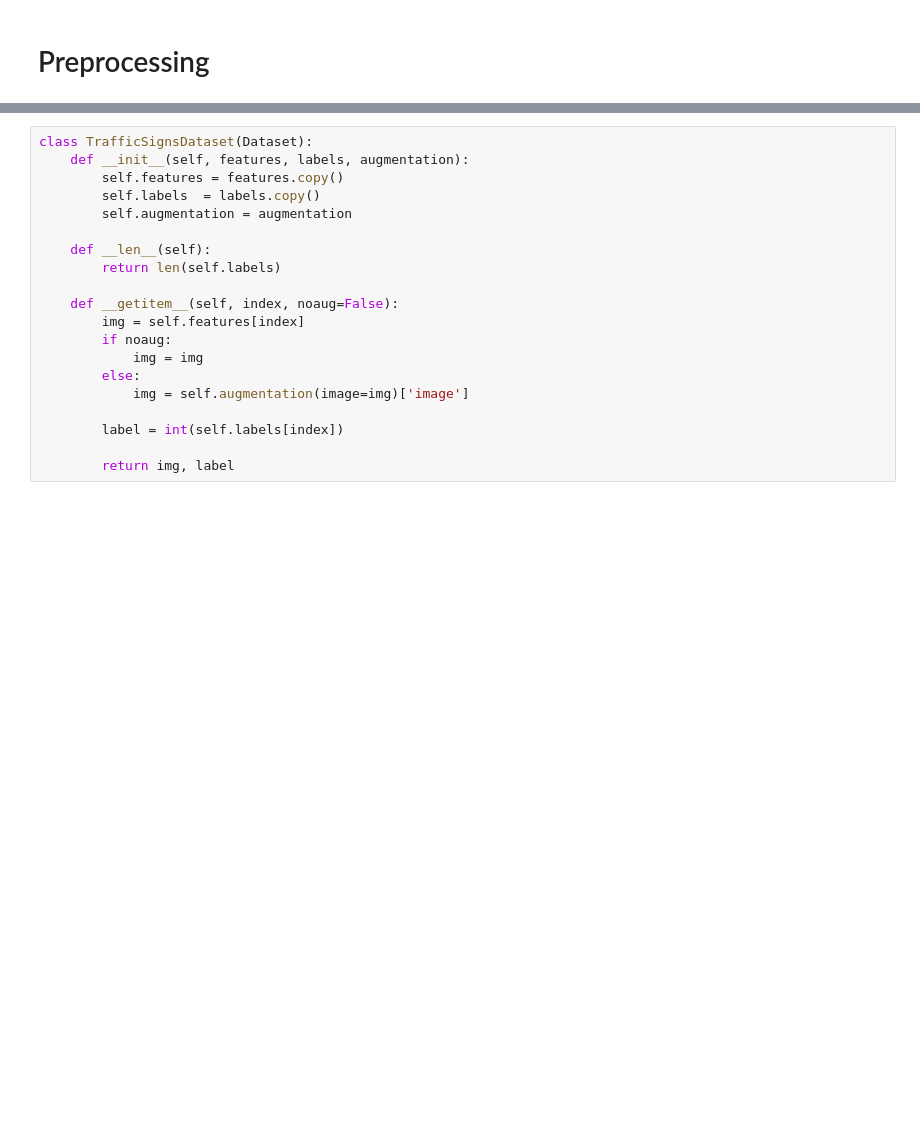
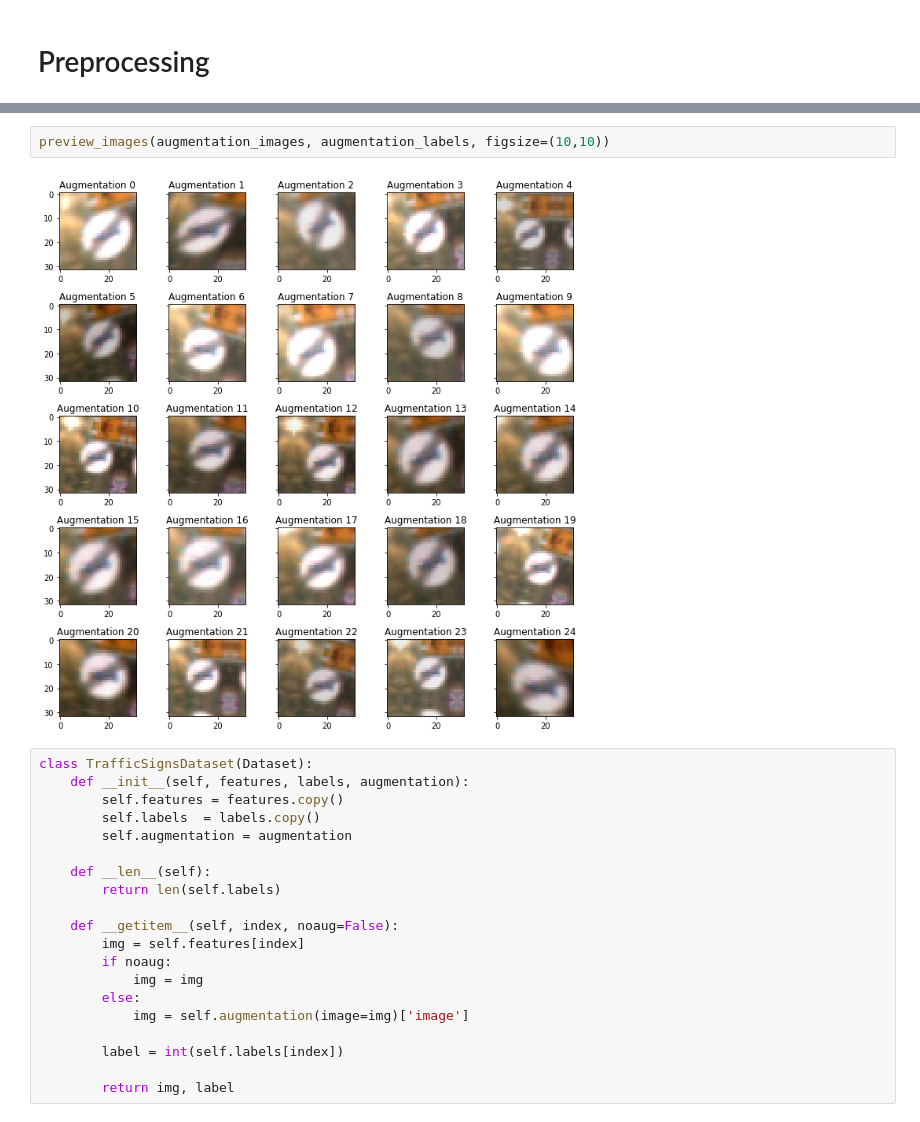
Before and after one commit to bwosh/CarND-Traffic-Sign-Classifier-Project, a Jupyter notebook: TrafficSignsClassifier.ipynb, the cells around one changed output, grey strips where cells are left out. Saved outputs shown, nothing was run; the diff lists cells and outputs as text; blank space fills up the shorter version.

```diff
--- a/TrafficSignsClassifier.ipynb
+++ b/TrafficSignsClassifier.ipynb
@@ -141,3 +194,7 @@ test_augmentation = a.Compose([
+# %%
+preview_images(augmentation_images, augmentation_labels, figsize=(10,10))
+# %% [output]
+[figure, added]
 # %%
 class TrafficSignsDataset(Dataset):
     def __init__(self, features, labels, augmentation):
```
Also changed, not shown: parts of 28 cells of this notebook, 6 other files.
